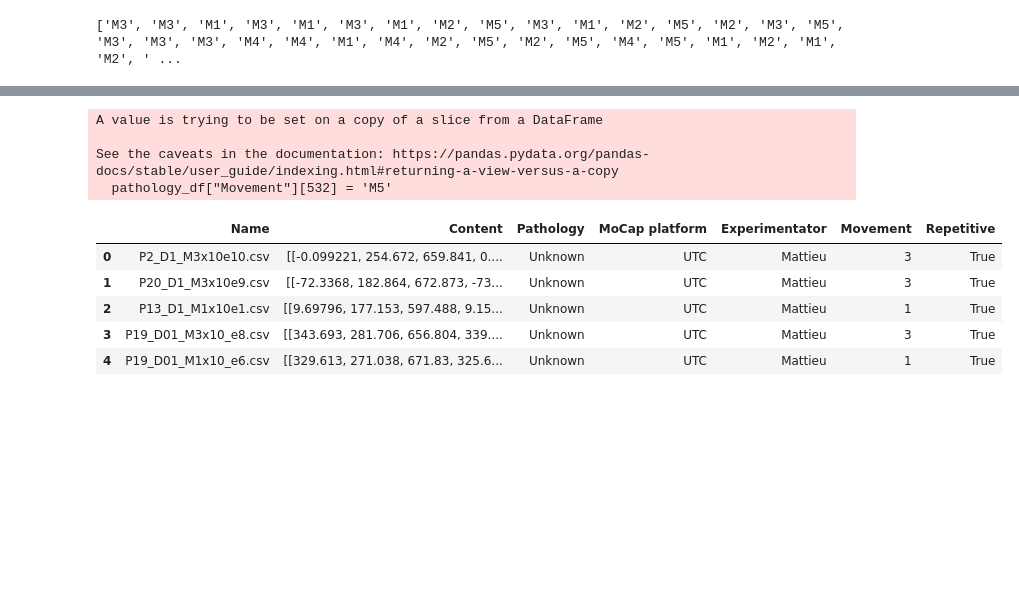
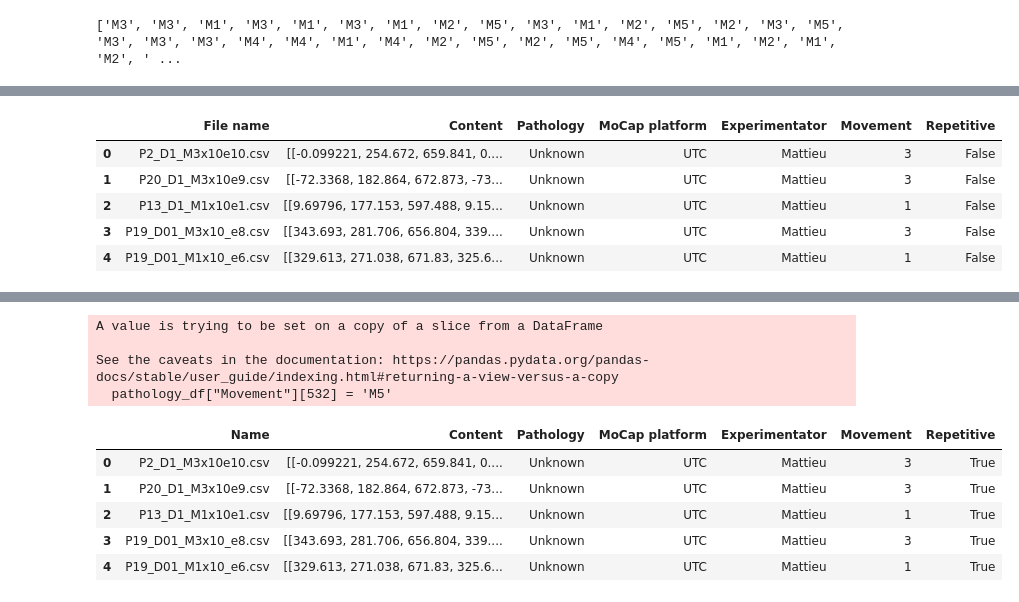
Before and after one commit to eder1234/FaceMoCap-Dataset, a Jupyter notebook: dataset_completion.ipynb, the cells around one changed output, grey strips where cells are left out. Saved outputs shown, nothing was run; the diff lists cells and outputs as text; code cells hidden in the pictures; blank space fills up the shorter version.

```diff
--- a/dataset_completion.ipynb
+++ b/dataset_completion.ipynb
@@ -117,0 +128,10 @@ pathology_df.to_pickle("pathology_df.pkl")
+# %%
+pathology_df.rename(columns={"Name": "File name"}, inplace=True)
+pathology_df.head()
+# %% [output]
+|  | File name | Content | Pathology | MoCap platform | Experimentator | Movement | Repetitive |
+| 0 | P2_D1_M3x10e10.csv | [[-0.099221, 254.672, 659.841, 0.... | Unknown | UTC | Mattieu | 3 | False |
+| 1 | P20_D1_M3x10e9.csv | [[-72.3368, 182.864, 672.873, -73... | Unknown | UTC | Mattieu | 3 | False |
+| 2 | P13_D1_M1x10e1.csv | [[9.69796, 177.153, 597.488, 9.15... | Unknown | UTC | Mattieu | 1 | False |
+| 3 | P19_D01_M3x10_e8.csv | [[343.693, 281.706, 656.804, 339.... | Unknown | UTC | Mattieu | 3 | False |
+| 4 | P19_D01_M1x10_e6.csv | [[329.613, 271.038, 671.83, 325.6... | Unknown | UTC | Mattieu | 1 | False |
```
Also changed, not shown: parts of 3 cells of this notebook, 2 other files.
